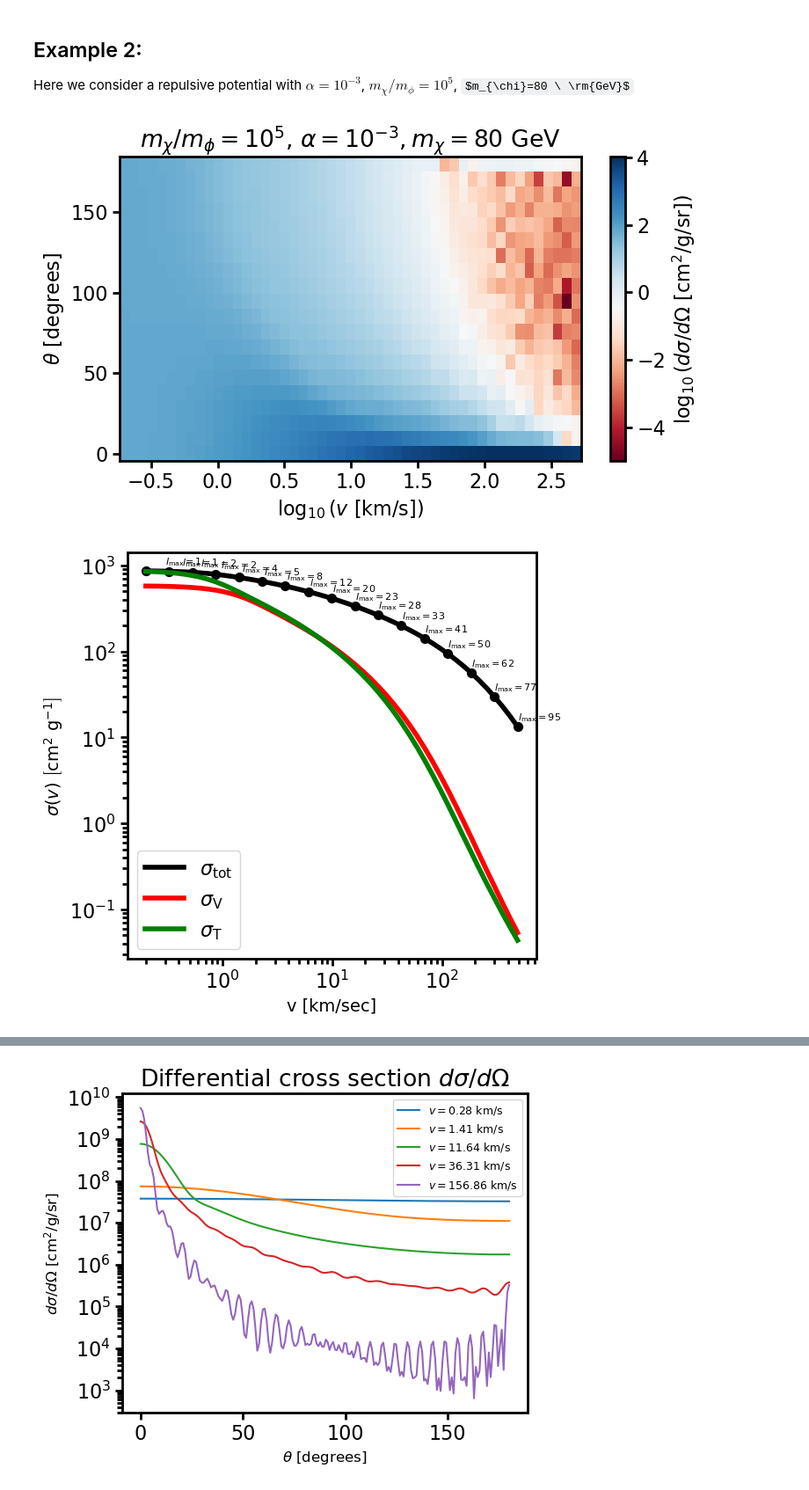
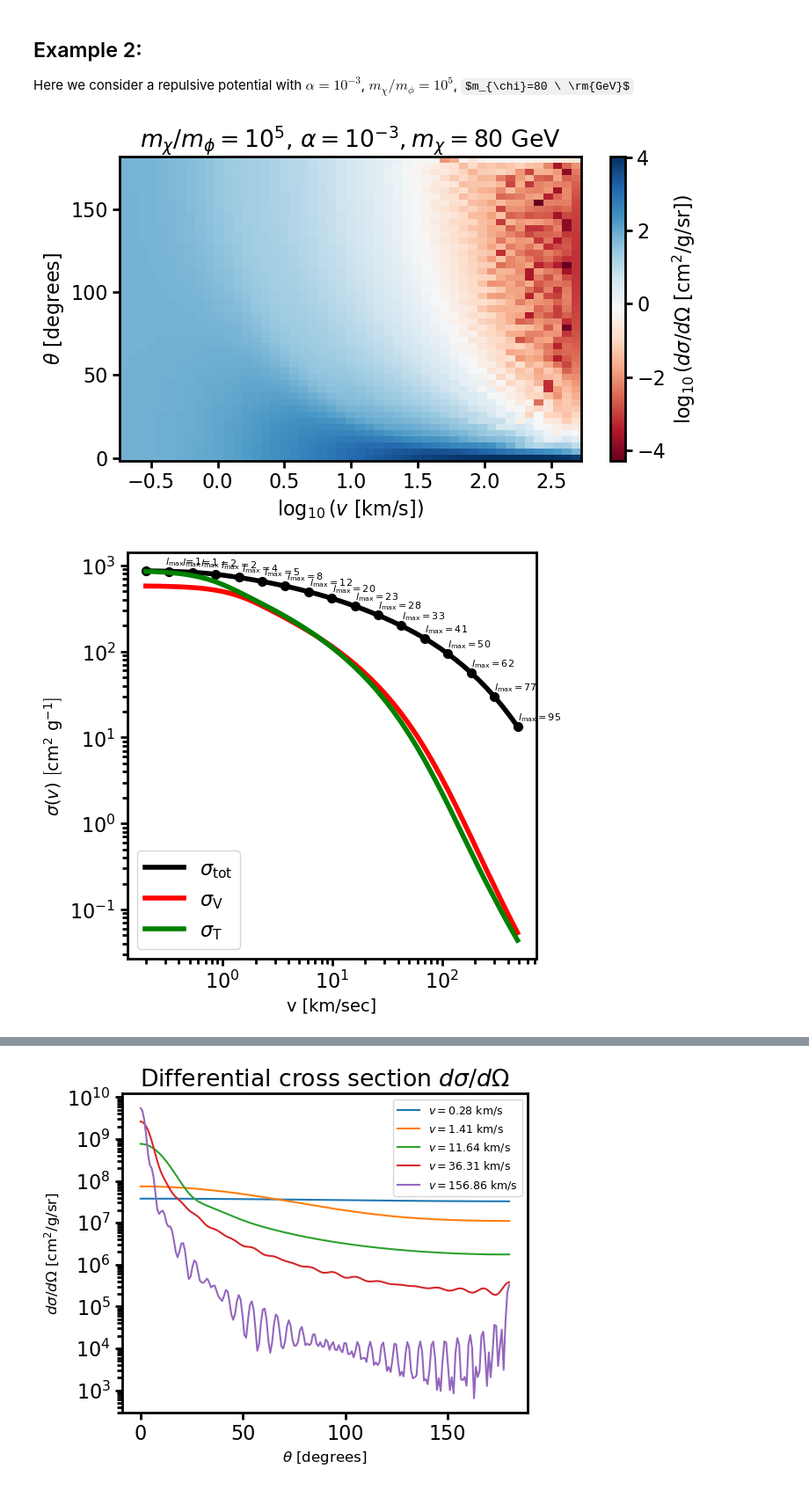
Before and after one commit to dangilman/pykawa, a Jupyter notebook: notebooks/cross_section_comparisons.ipynb, the cells around one changed output, grey strips where cells are left out. Shown at 88% size. Cells and saved outputs as stored; diff of their text form; code cells hidden in the pictures; some formulas as TeX source.

```diff
--- a/notebooks/cross_section_comparisons.ipynb
+++ b/notebooks/cross_section_comparisons.ipynb
@@ -169,7 +169,7 @@ phase_shift_data = np.loadtxt(filename)
 log10_v = phase_shift_data[:,0]
 v = 10 ** log10_v
 phase_shifts = phase_shift_data[:,1:]
-theta = np.linspace(0, np.pi, 20)
+theta = np.linspace(0, np.pi, len(v))
 m_chi_gev = 80
 cross_section_angular = partial_wave_sum_angular(10 ** log10_v, theta, phase_shifts) / m_chi_gev ** 3
 
@@ -221,34 +221,34 @@ mask = v > 0
 v_sel = v[mask]
 log10_v_sel = log10_v[mask]
 ph_sel = phase_shifts[mask]
 lmax_sel = lmax_array[mask]
 
 cmap = plt.cm.viridis
 colors = cmap(np.linspace(0, 1, len(v_sel)))
 
 for j, (vi, ph, lmax) in enumerate(zip(v_sel, ph_sel, lmax_sel)):
     sigma_cumulative = np.array([
         partial_wave_sum_total(np.array([vi]), ph[:L+1].reshape(1, -1))[0]
         for L in range(lmax+1)
     ])
     frac_change = np.diff(sigma_cumulative) / sigma_cumulative[1:]
     ax.semilogy(np.arange(1, lmax+1), frac_change, color=colors[j])
 
 sm = plt.cm.ScalarMappable(cmap=cmap,
      norm=plt.Normalize(vmin=log10_v_sel.min(), vmax=log10_v_sel.max()))
 sm.set_array([])
 plt.colorbar(sm, ax=ax, label=r'$\log_{10}(v\ [\mathrm{km/s}])$')
 
 ax.axhline(0.01, color='r', ls='--', label='1%')
 ax.axhline(0.001, color='orange', ls='--', label='0.1%')
 ax.legend()
 ax.set_xlabel(r'$l$', fontsize=12)
 ax.set_ylabel(r'$[d\sigma/dl] / \sigma(l)$', fontsize=12)
 ax.set_title(r'Fractional change in $\sigma_\mathrm{total}$ per partial wave', fontsize=12)
 plt.tight_layout()
 plt.show()
 # %% [output]
-[figure, old version]
+[figure, new version]
 [figure]
 [figure]
 # %%
```
Also changed, not shown: parts of 1 cell of this notebook.
